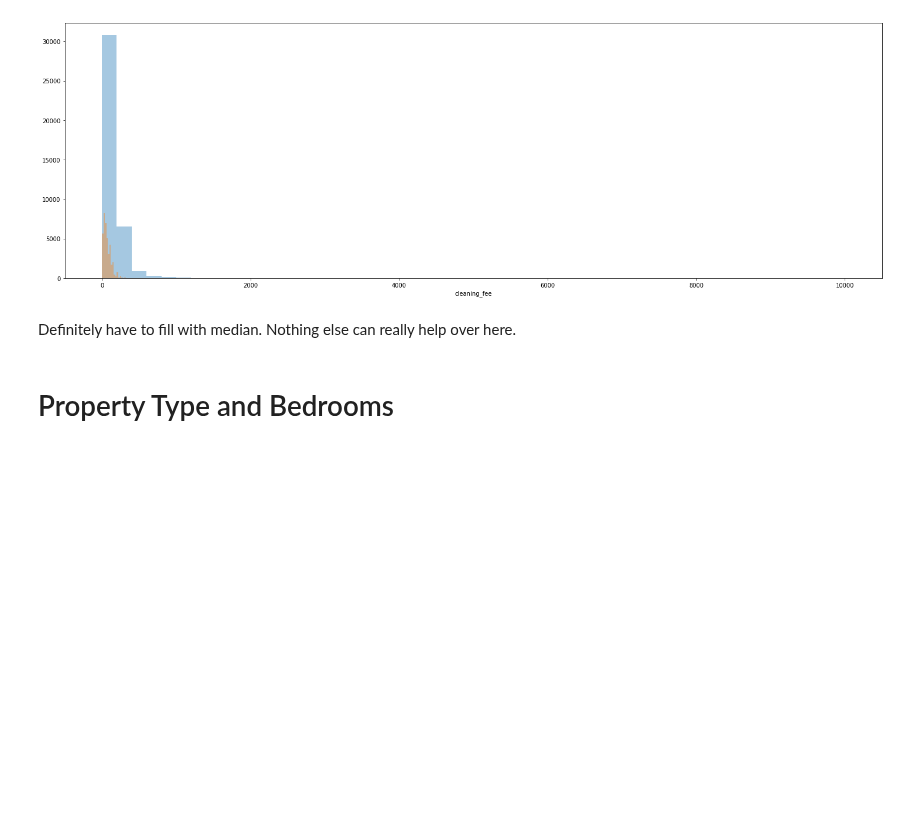
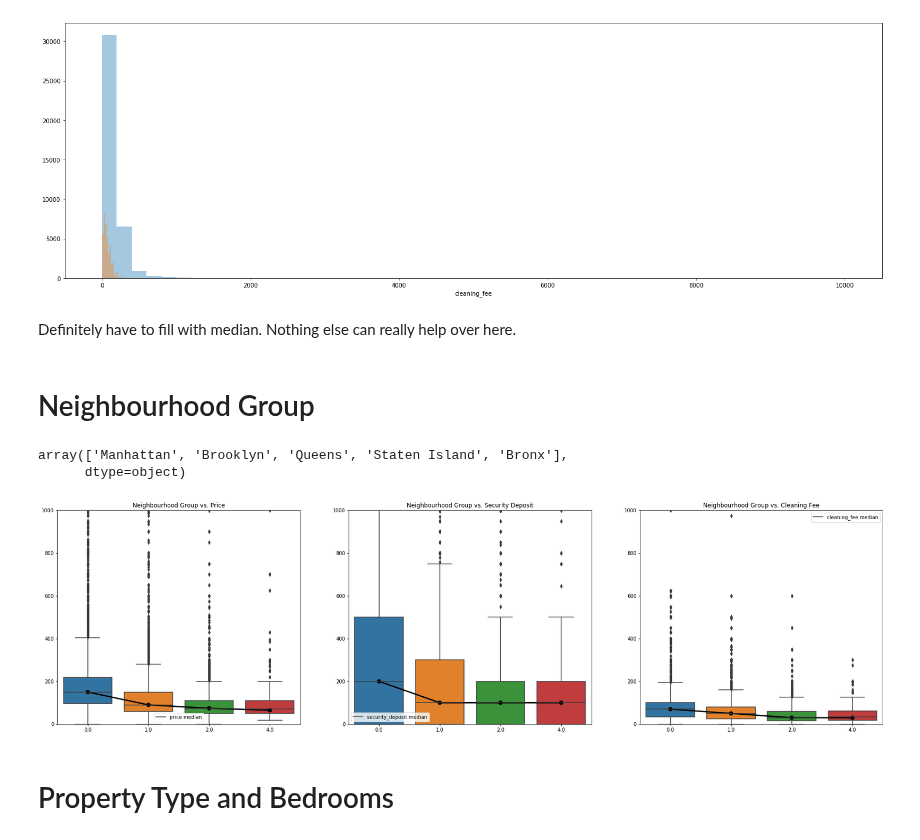
Before and after one commit to principal-miners/listings, a Jupyter notebook: ssh/EDA and validation.ipynb, the cells around one changed output. Drawn from its saved outputs; the diff is of its cells as text; code cells hidden in the pictures; blank space fills up the shorter version.

Commit message:
Updated Neighbourhood Group and task list

```diff
--- a/ssh/EDA and validation.ipynb
+++ b/ssh/EDA and validation.ipynb
@@ -175,6 +162,21 @@ sns.distplot(tmp["cleaning_fee"], ax=ax, hist=True, kde=False)
 [figure]
 # %% [markdown]
 Definitely have to fill with median. Nothing else can really help over here.
+# %% [markdown]
+# Neighbourhood Group
+# %%
+listings["neighbourhood_group_cleansed"].unique()
+# %% [output]
+array(['Manhattan', 'Brooklyn', 'Queens', 'Staten Island', 'Bronx'],
+      dtype=object)
+# %%
+list_subset = listings[listings["price"] <= 500]
+f, ax = plt.subplots(1,3,figsize=(30, 8))
+g = plot_box(x="neighbourhood_group_cleansed", y="price", data=listings, ax=ax[0], agg_rule="median", ylim=1000, title="Neighbourhood Group vs. Price")
+g = plot_box(x="neighbourhood_group_cleansed", y="security_deposit", data=listings, ax=ax[1], agg_rule="median", ylim=1000, title="Neighbourhood Group vs. Security Deposit")
+g = plot_box(x="neighbourhood_group_cleansed", y="cleaning_fee", data=listings, ax=ax[2], agg_rule="median", ylim=1000, title="Neighbourhood Group vs. Cleaning Fee")
+# %% [output]
+[figure, added]
 # %% [markdown]
 # Property Type and Bedrooms
 # %% [markdown]
```
Also changed, not shown: parts of 3 cells of this notebook, 2 other files.
